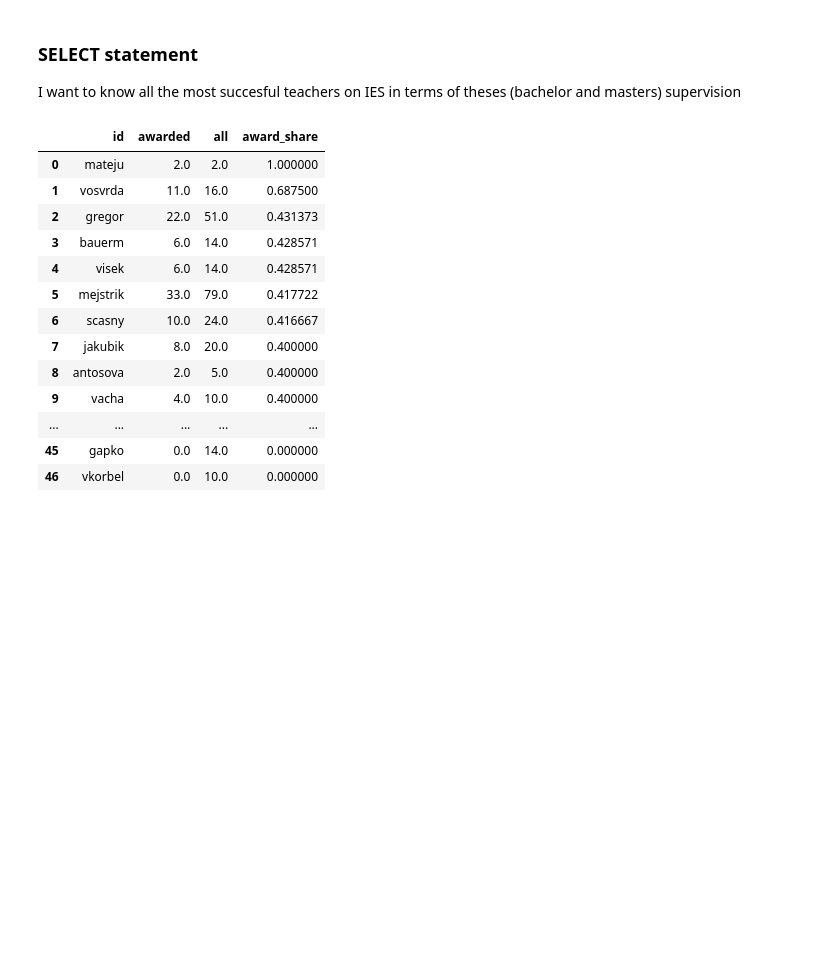
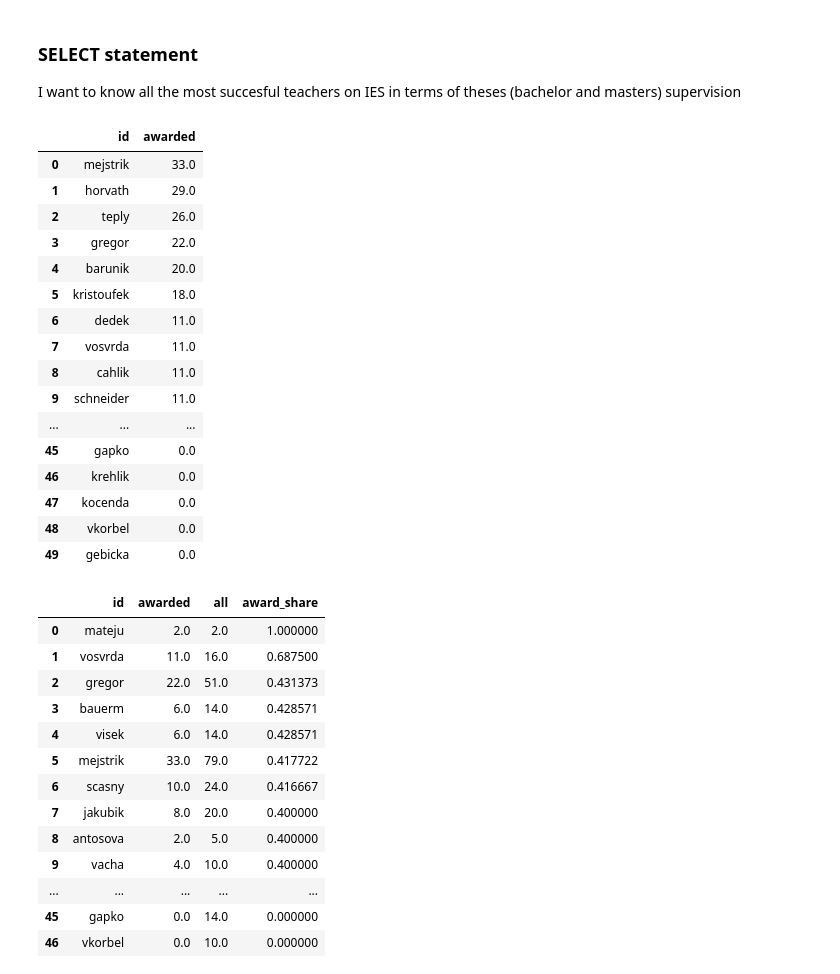
Before and after one commit to vitekzkytek/PythonDataIES, a Jupyter notebook: 08/08_IntroToSQL.ipynb, the cells around one changed output. Drawn from its saved outputs; the diff is of its cells as text; code cells hidden in the pictures; blank space fills up the shorter version.

```diff
--- a/08/08_IntroToSQL.ipynb
+++ b/08/08_IntroToSQL.ipynb
@@ -96,6 +80,34 @@ SELECT * FROM people
 ### SELECT statement
 
 I want to know all the most succesful teachers on IES in terms of theses (bachelor and masters) supervision
+# %%
+pd.read_sql_query(
+'''
+select
+    id,
+    (bachelor_awarded + master_awarded) as awarded
+from public.people
+where (bachelor_awarded + master_awarded) != 'NaN'
+order by awarded desc
+''',con=engine)
+# %% [output]
+|  | id | awarded |
+| 0 | mejstrik | 33.0 |
+| 1 | horvath | 29.0 |
+| 2 | teply | 26.0 |
+| 3 | gregor | 22.0 |
+| 4 | barunik | 20.0 |
+| 5 | kristoufek | 18.0 |
+| 6 | dedek | 11.0 |
+| 7 | vosvrda | 11.0 |
+| 8 | cahlik | 11.0 |
+| 9 | schneider | 11.0 |
+| ... | ... | ... |
+| 45 | gapko | 0.0 |
+| 46 | krehlik | 0.0 |
+| 47 | kocenda | 0.0 |
+| 48 | vkorbel | 0.0 |
+| 49 | gebicka | 0.0 |
 # %%
 pd.read_sql_query(
 '''
```
Also changed, not shown: parts of 9 cells of this notebook.
